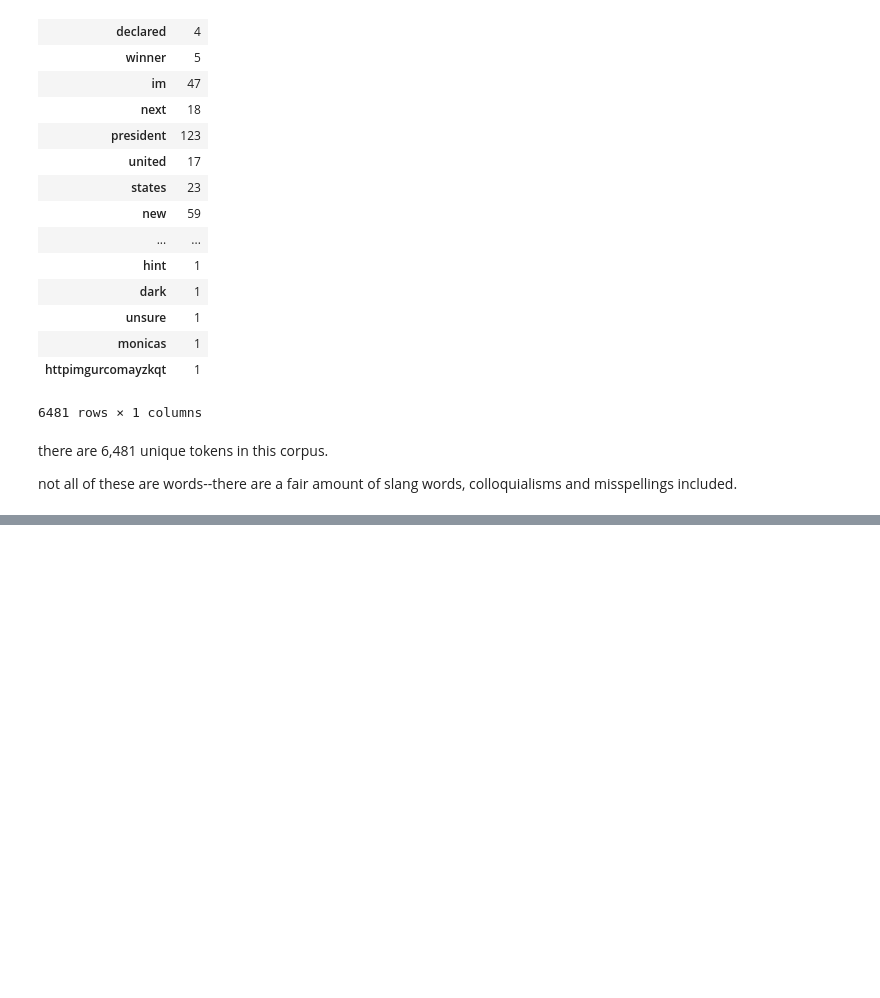
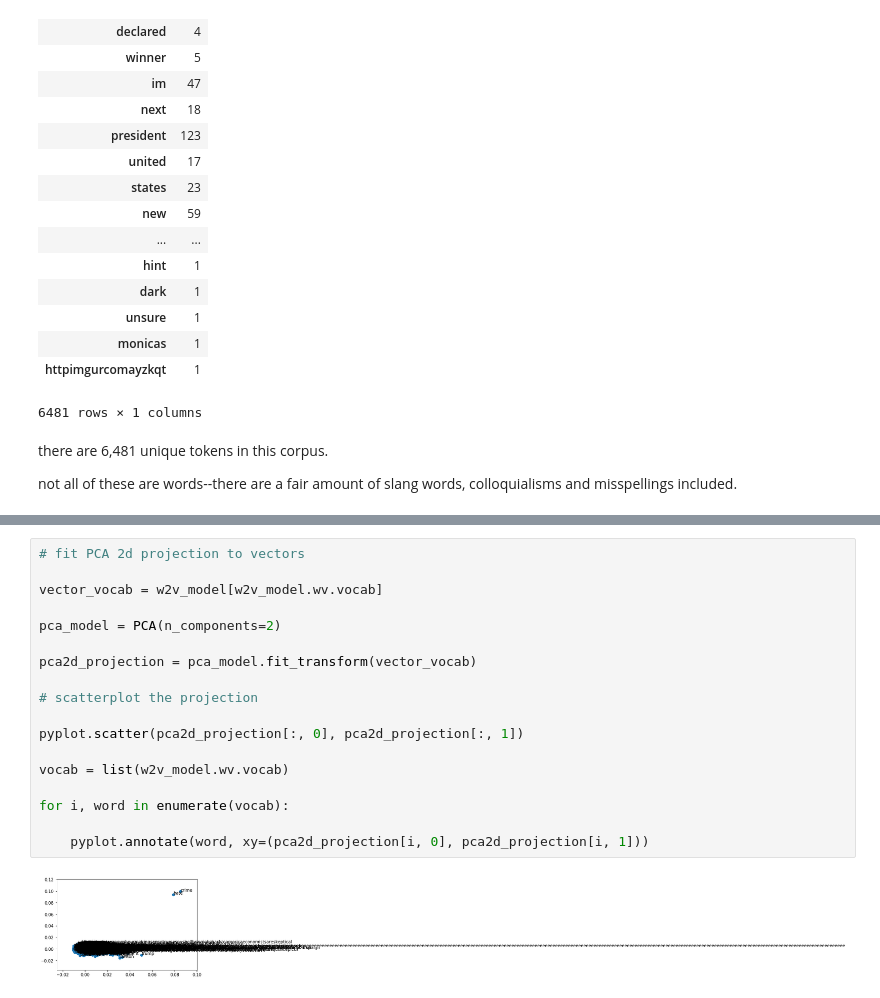
Before and after one commit to IndigenousEngineering/small_corpora_bias_with_w2v, a Jupyter notebook: WEAT_analysis_1.ipynb, the cells around one changed output, grey strips where cells are left out. Saved outputs shown, nothing was run; the diff lists cells and outputs as text; blank space fills up the shorter version.

```diff
--- a/WEAT_analysis_1.ipynb
+++ b/WEAT_analysis_1.ipynb
@@ -337,0 +363,20 @@ not all of these are words--there are a fair amount of slang words, colloquialis
+# %%
+# fit PCA 2d projection to vectors
+
+vector_vocab = w2v_model[w2v_model.wv.vocab]
+
+pca_model = PCA(n_components=2)
+
+pca2d_projection = pca_model.fit_transform(vector_vocab)
+
+# scatterplot the projection
+
+pyplot.scatter(pca2d_projection[:, 0], pca2d_projection[:, 1])
+
+vocab = list(w2v_model.wv.vocab)
+
+for i, word in enumerate(vocab):
+
+    pyplot.annotate(word, xy=(pca2d_projection[i, 0], pca2d_projection[i, 1]))
+# %% [output]
+[figure, added]
```
Also changed, not shown: parts of 4 cells of this notebook.
